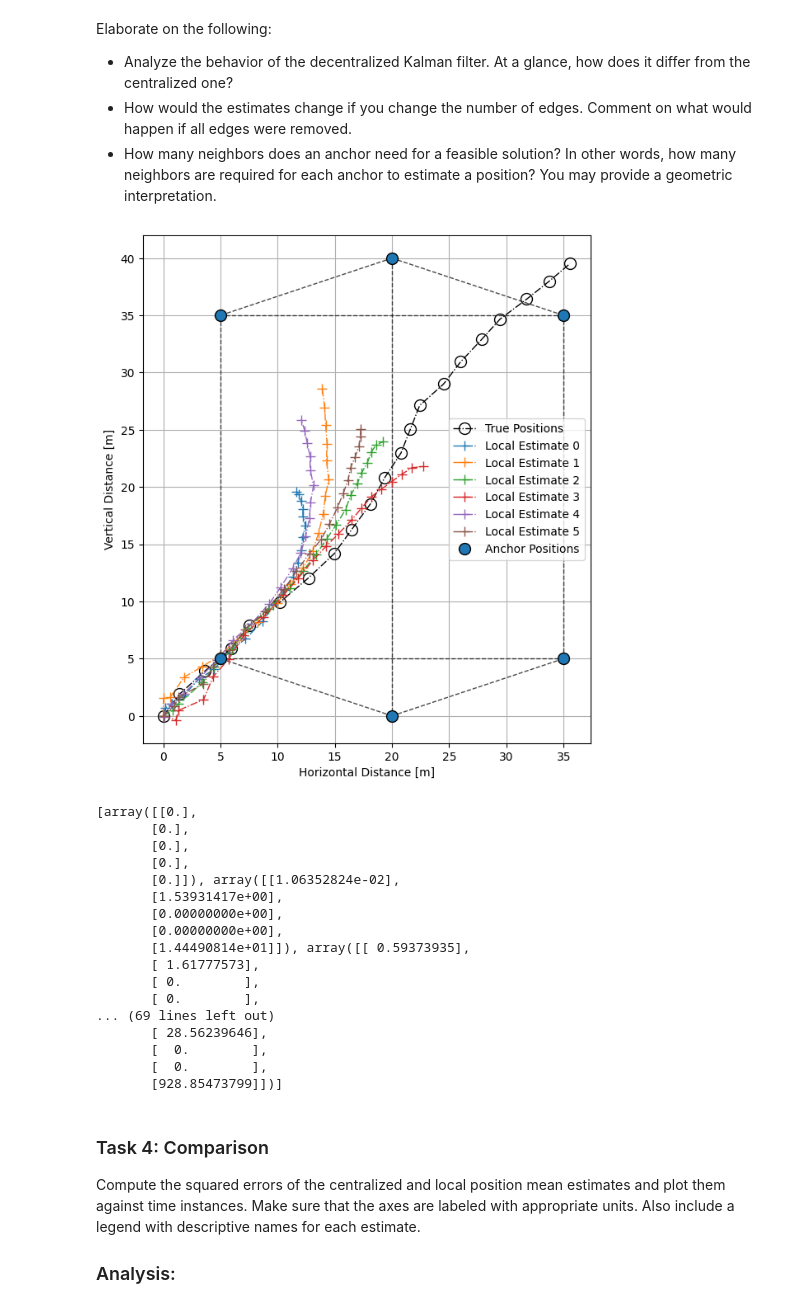
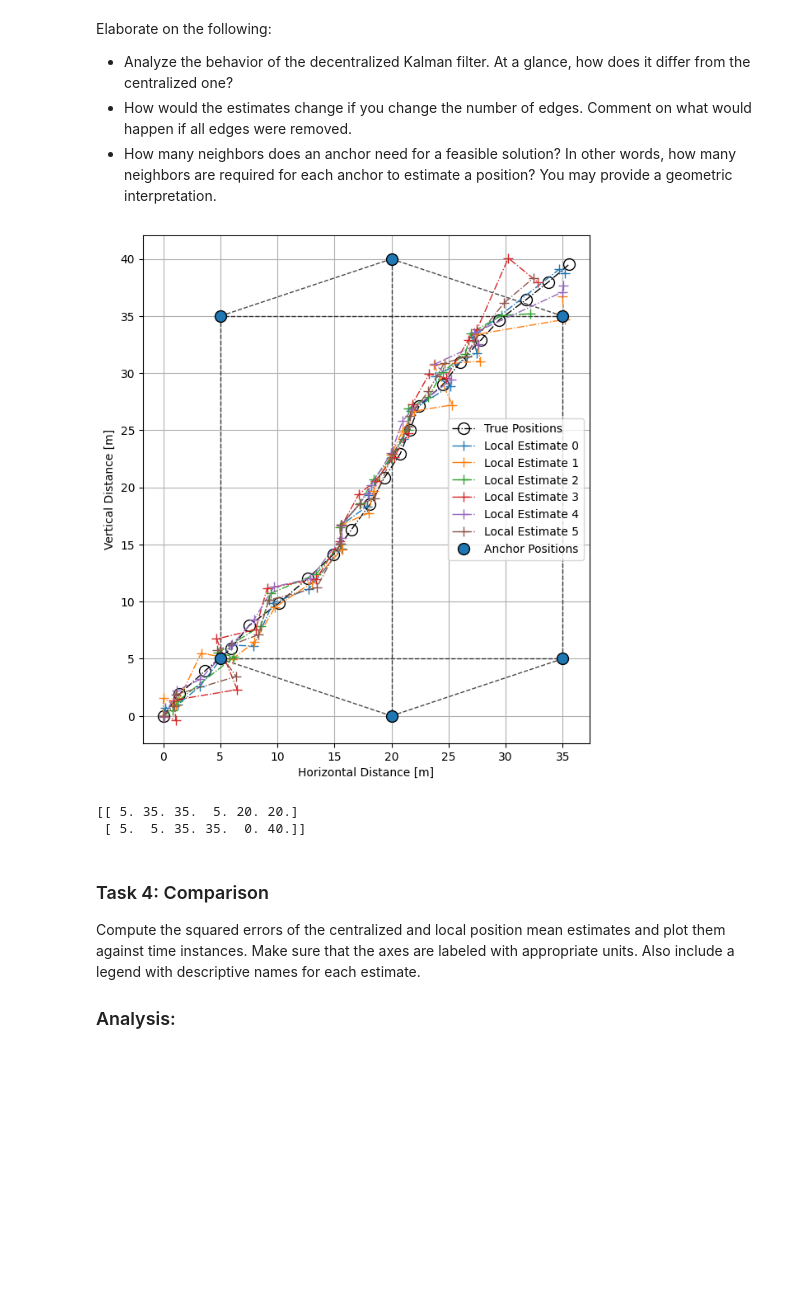
Before and after one commit to jackh1nes/PSF_Assignments, a Jupyter notebook: Assignment 4/assignment4_students/assignment4_10.ipynb, the cells around one changed output. Cells and saved outputs as stored; diff of their text form; code cells hidden in the pictures; blank space fills up the shorter version.

```diff
--- a/Assignment 4/assignment4_students/assignment4_10.ipynb
+++ b/Assignment 4/assignment4_students/assignment4_10.ipynb
@@ -282,60 +282,40 @@ adjMatrix += np.eye(N) # add diagonals to include self in neighbors
 #         local_covariances[n].append(P_nk)
 
 # #### END HERE ####
 
-# local_means = [[initial_estimate] for _ in range(anchor_positions.shape[1])]
-# local_covariances = [[initial_covariance] for _ in range(anchor_positions.shape[1])]
-
 for k in range(T):
     for n in range(N):
         x_pred = A @ local_means[n][k]
         P_pred = A @ local_covariances[n][k] @ A.T + Q
 
         x_nk = local_means[n][k]
 
-        # jitter does nothing here
-        P_nk = local_covariances[n][k] + 1e-5 * np.eye(len(local_covariances[n][k]))
+        P_nk = P_pred
         P_nk_inv = np.linalg.solve(P_nk, np.eye(len(local_covariances[n][k])))
 
         for j in range(N):
             if adjMatrix[n][j] == 1:
                 P_nk_inv += C[j,:].reshape(-1,1) * (1/R) @ C[j,:].reshape(1,-1)
-        P_nk_inv += 1e-5 * np.eye(len(P_nk_inv))
-        # jitter does nothing here either
+
         P_nk = np.linalg.solve(P_nk_inv, np.eye(len(P_nk_inv)))
         for j in range(N):
             if adjMatrix[n][j] == 1:
-
                 Cj = C[j, :].reshape(1, -1)                  # (1,5)
                 innovation = measurement_list[j, k] - Cj @ x_pred   # (1,1)
                 x_nk = x_nk + (P_nk @ Cj.T) * (1/R) * innovation
 
                 #x_nk += P_nk @ C[j,:].T @ (1/R) @ (measurement_list[j,k] - C[j,:] @ local_means[n][k])
 
         local_means[n].append(x_nk)
         local_covariances[n].append(P_nk)
 
 helper.plotDecentralizedKFEstimate(true_states, anchor_positions, edge_list, local_means)
-print(local_means[:][:][1])
+
+print(anchor_positions)
 # %% [output]
-[figure, old version]
+[figure, new version]
-[array([[0.],
-       [0.],
-       [0.],
-       [0.],
-       [0.]]), array([[1.06352824e-02],
-       [1.53931417e+00],
-       [0.00000000e+00],
-       [0.00000000e+00],
-       [1.44490814e+01]]), array([[ 0.59373935],
-       [ 1.61777573],
-       [ 0.        ],
-       [ 0.        ],
-... (69 lines left out)
-       [ 28.56239646],
-       [  0.        ],
-       [  0.        ],
-       [928.85473799]])]
+[[ 5. 35. 35.  5. 20. 20.]
+ [ 5.  5. 35. 35.  0. 40.]]
 # %% [markdown]
 ### Task 4: Comparison
 Compute the squared errors of the centralized and local position mean estimates and plot them against time instances. Make sure that the axes are labeled with appropriate units. Also include a legend with descriptive names for each estimate.
```
